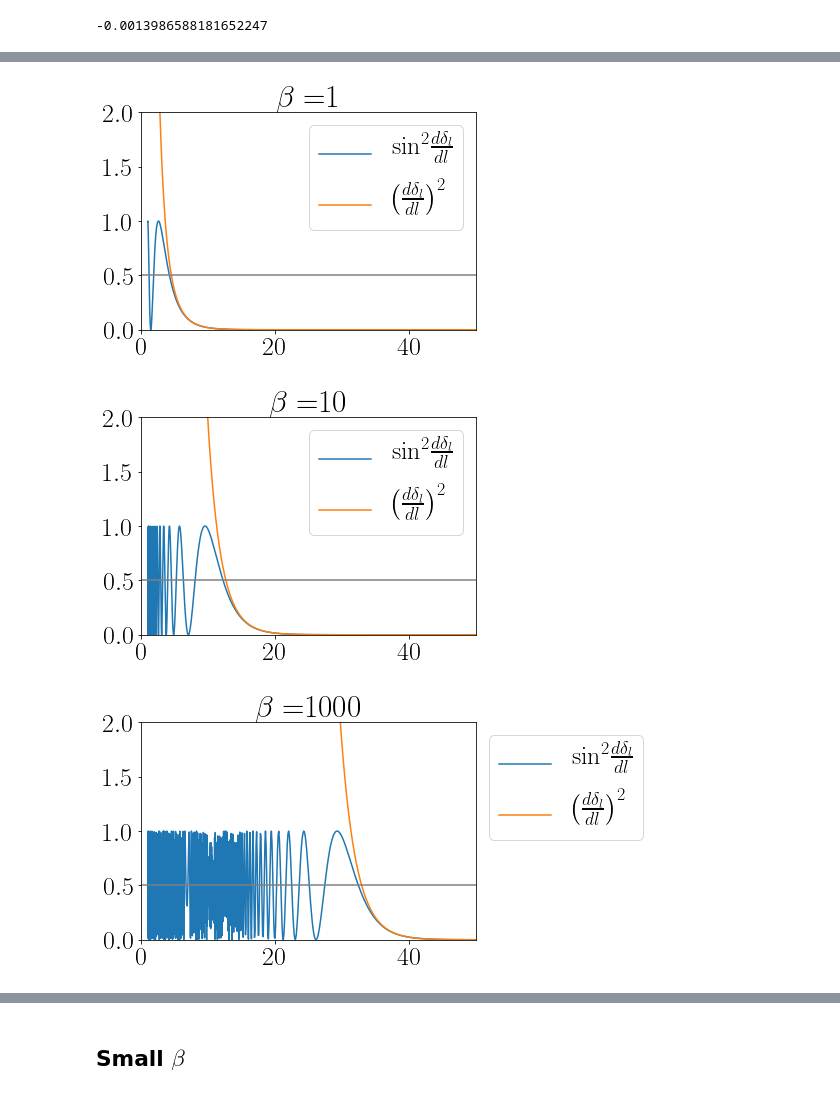
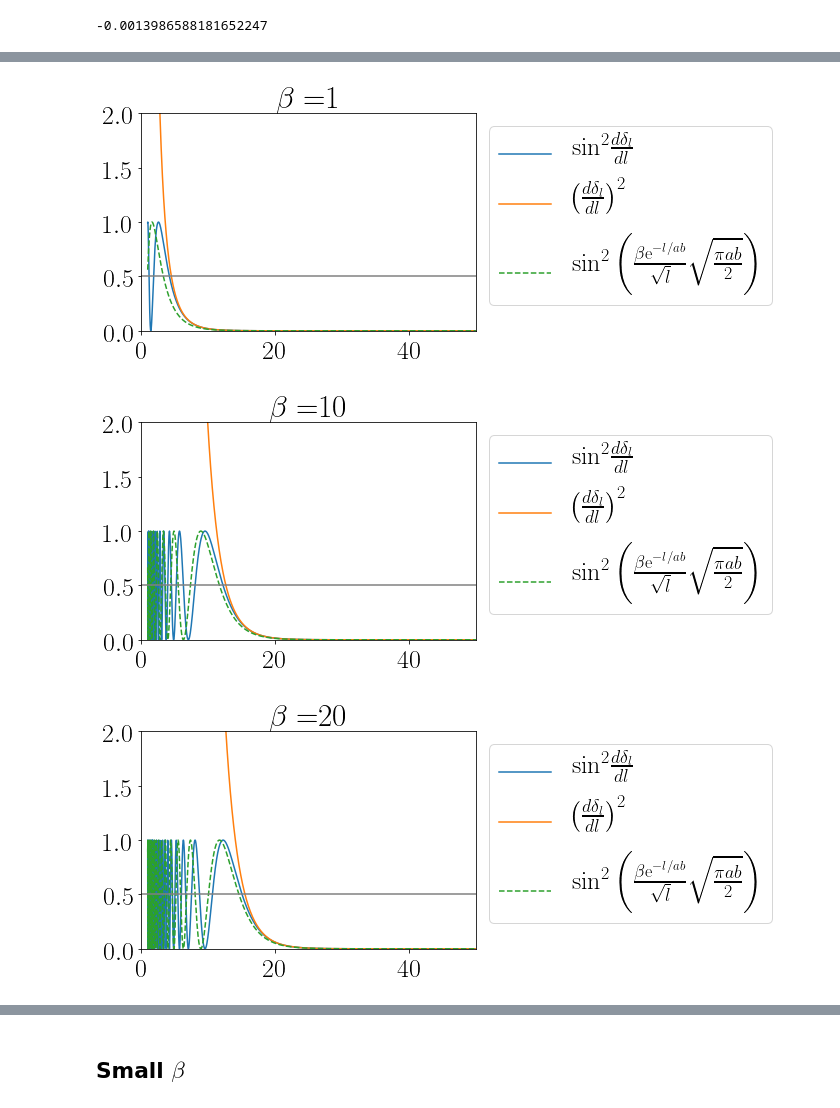
Before and after one commit to LauraSagunski/Self-interaction-cross-section, a Jupyter notebook: Integral_deltal_2_updated.ipynb, the cells around one changed output, grey strips where cells are left out. Cells and saved outputs as stored; diff of their text form; code cells hidden in the pictures.

```diff
--- a/Integral_deltal_2_updated.ipynb
+++ b/Integral_deltal_2_updated.ipynb
@@ -643,7 +694,7 @@ for beta in [1.]:
 lvalsnew=np.array([l for l in range(1,100)]) #l=1,2,...,1500
 #print(lvalsnew)
 
-for beta in [1.,10.,100.,1000.,0.01]:
+for beta in [1.,10.,100.,1000.,0.05]:
 #for beta in [1000.]:
     pl.figure(figsize=(12,12/goldenratio)) #Sophia's plot size.
 
@@ -657,6 +708,8 @@ for beta in [1.,10.,100.,1000.,0.01]:
     pl.plot(lvalsnew,[deltalapprr0num_beta(l,beta) for l in lvalsnew],'o',color='C1',label=r'appr., $r_0=$num.')
 
     pl.plot(lvalsnew,[deltalappr_beta(l,beta) for l in lvalsnew],color='C1',linestyle='--',label=r'appr., $r_0=l / k$')
+    pl.plot(lvalsnew, [deltalappr_r0('attractive',0.1,50*beta,0.1,l,0.02*c/beta) for l in lvalsnew], 'o-', color='C2', label=r'Analytic $r_0$')
+
 
     pl.xscale('log')
     pl.yscale('log')
@@ -2090,3 +2314,33 @@ print(ddeltal_approx(10,0.01))
 beta = 0.1
 lsin_ddeltal_vals = np.array([l*np.sin(ddeltal_approx(l,beta))**2 for l in range(1,100)])
 l_ddeltal_vals = np.array([l*ddeltal_approx(l,beta)**2 for l in range(1,100)])
+# %%
+lvals = np.logspace(0,2,1000)
+for beta in [10]:
+    lsin_ddeltal_vals = np.array([l*np.sin(ddeltal_approx(l,beta))**2 for l in lvals])
+    l_ddeltal_vals = np.array([l*ddeltal_approx(l,beta)**2 for l in lvals])
+
+    sin_ddeltal_vals = np.array([np.sin(ddeltal_approx(l,beta))**2 for l in lvals])
+    ddeltal_vals = np.array([ddeltal_approx(l,beta)**2 for l in lvals])
+
+    pl.figure()
+    pl.plot(lvals, lsin_ddeltal_vals, '-', label=r'$l\,\mathrm{sin}^2\,\left(\frac{d\delta_l}{dl}\right)$')
+    pl.plot(lvals, l_ddeltal_vals, '-', label = r'$l\,\left(\frac{d\delta_l}{dl}\right)^2$')
+    #pl.plot(lvals, lvals,'--', color = 'C2')
+
+    #pl.plot(lvals, sin_ddeltal_vals, '-', label=r'$\mathrm{sin}^2\frac{d\delta_l}{dl}$')
+    #pl.plot(lvals, ddeltal_vals, '-', label = r'$\left(\frac{d\delta_l}{dl}\right)^2$')
+
+    #pl.legend(bbox_to_anchor = (1,1))
+    pl.legend(loc='upper right', fontsize=14)
+    #pl.ylim(0,100)
+    pl.ylim(1e-2,1e3)
+    pl.yscale('log')
+    pl.xscale('log')
+    pl.xlim(1,40)
+    #pl.axhline(0.5, color='grey')
+    pl.ylabel('Integrand')
+    pl.xlabel(r'$l$')
+    pl.title(r'$\beta=$'+str(beta))
+    #pl.savefig('Plots/integrand.pdf', bbox_inches='tight')
+    pl.show()
@@ -2145,28 +2401,26 @@ for beta in [1,10,1000]:
 # %%
 lvals = np.logspace(0,2,1000)
-for beta in [1,10,1000]:
+for beta in [1,10,20,100,1000]:
 
     sin_ddeltal_vals = np.array([np.sin(ddeltal_approx(l,beta))**2 for l in lvals])
     ddeltal_vals = np.array([ddeltal_approx(l,beta)**2 for l in lvals])
 
-    sin_ddeltal_approx_vals = np.array([np.sin(beta/(l*0.2))**2 for l in lvals]) #approximating beta*K_1(l/ab) as beta*ab/l
+    sin_ddeltal_approx_vals = np.array([np.sin(beta*np.sqrt(np.pi/2)*np.exp(-l/(5))*np.sqrt(5/l))**2 for l in lvals]) #approximating beta*K_1(l/ab) as beta*ab/l
 
     pl.figure()
-    #pl.plot(lvals, lsin_ddeltal_vals, '-', label=r'$l\,\mathrm{sin}^2\frac{d\delta_l}{dl}$')
-    #pl.plot(lvals, l_ddeltal_vals, '-', label = r'$l\,\left(\frac{d\delta_l}{dl}\right)^2$')
 
     pl.plot(lvals, sin_ddeltal_vals, '-', label=r'$\mathrm{sin}^2\frac{d\delta_l}{dl}$')
     pl.plot(lvals, ddeltal_vals, '-', label = r'$\left(\frac{d\delta_l}{dl}\right)^2$')
-    #pl.plot(lvals, sin_ddeltal_approx_vals, '--', label = r'$\mathrm{sin}^2\left(\frac{1}{2 l a}\right)$')
+    pl.plot(lvals, sin_ddeltal_approx_vals, '--', label = r'$\mathrm{sin}^2\left(\frac{\beta\mathrm{e}^{-l/ab}}{\sqrt{l}}\sqrt{\frac{\pi ab}{2}}\right)$')
 
     pl.legend(bbox_to_anchor = (1,1))
     #pl.ylim(0,100)
     pl.ylim(0,2)
     pl.xlim(0,50)
     pl.axhline(0.5, color='grey')
     pl.title(r'$\beta=$'+str(beta))
     pl.show()
 # %% [output]
-[figure, old version]
+[figure, new version]
-[figure, old version]
+[figure, new version]
-[figure, old version]
+[figure, new version]
```
Also changed, not shown: parts of 73 cells of this notebook.
